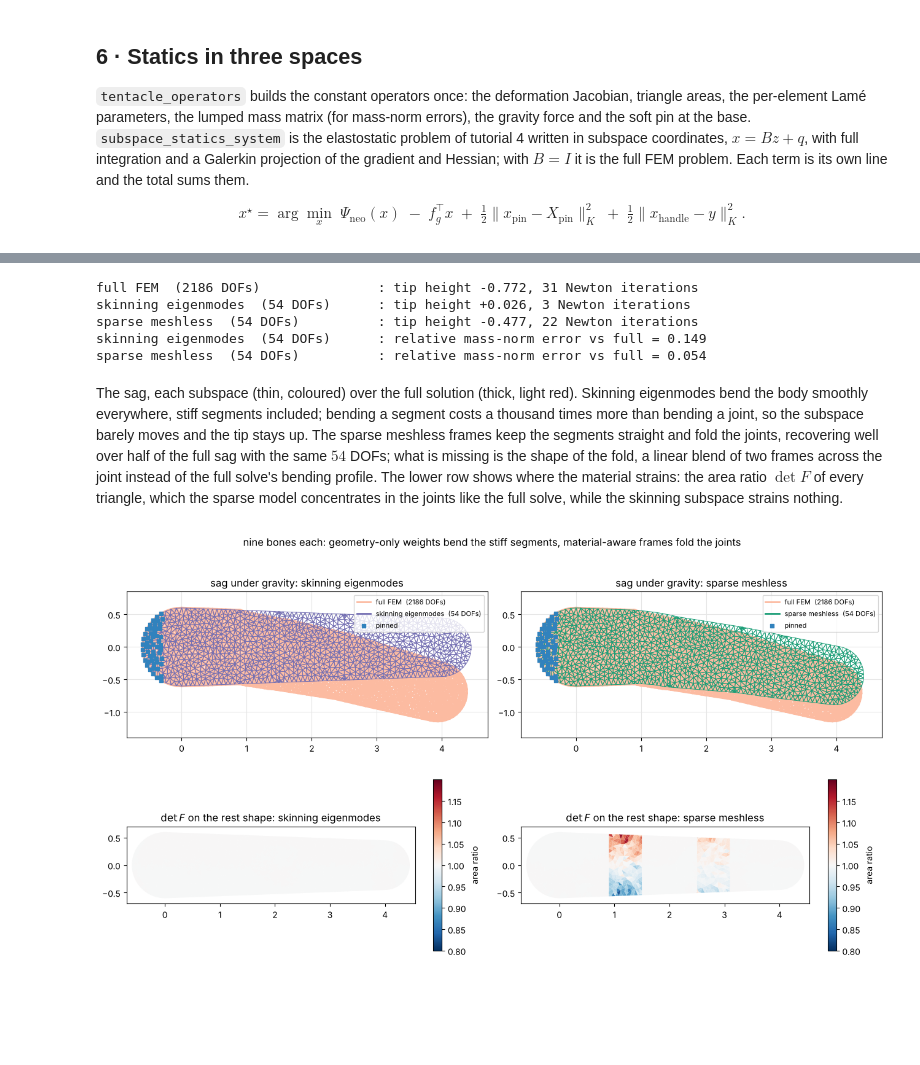
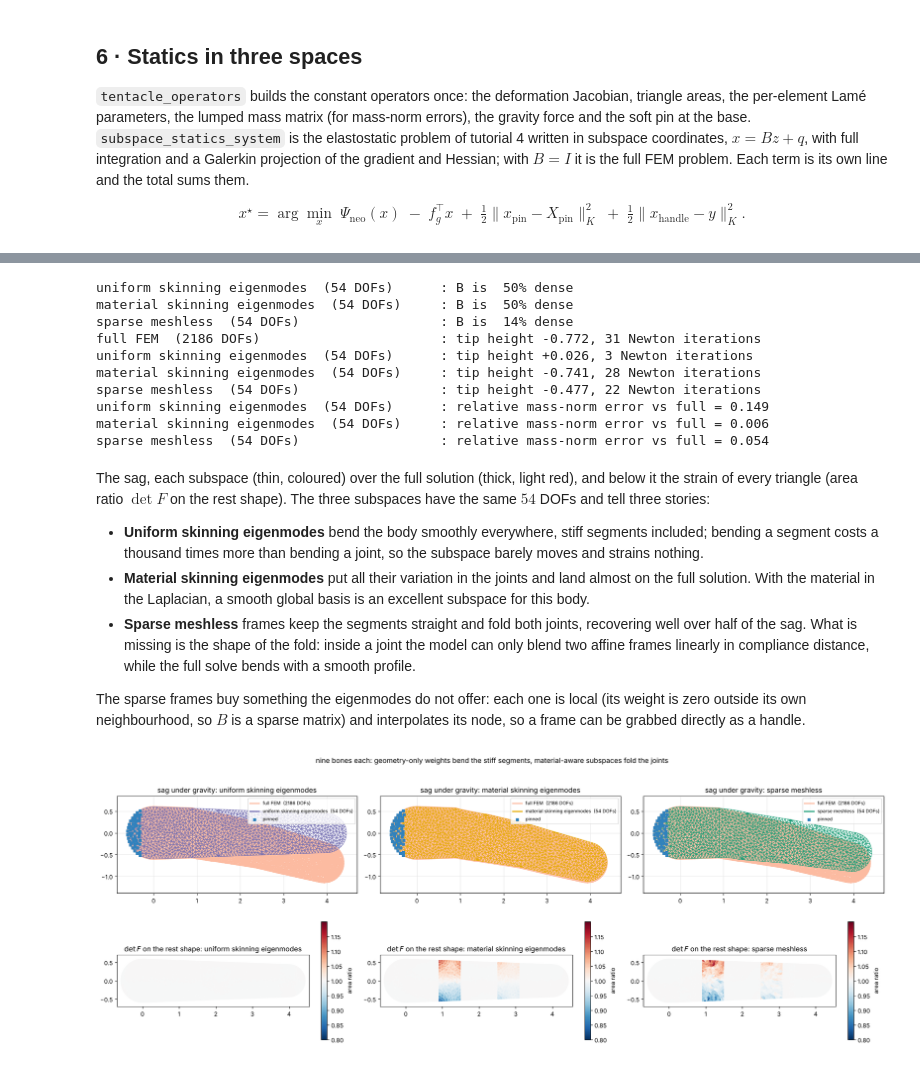
Before and after one commit to otmanon/simkit-tutorials, a Jupyter notebook: 026_sparse_meshless_models.ipynb, the cells around one changed output, grey strips where cells are left out. Drawn from its saved outputs; the diff is of its cells as text; code cells hidden in the pictures; blank space fills up the shorter version.

```diff
--- a/026_sparse_meshless_models.ipynb
+++ b/026_sparse_meshless_models.ipynb
@@ -19,6 +21,7 @@ import os
 import warnings
 import numpy as np
 import scipy as sp
+import scipy.sparse as sps
 import matplotlib.pyplot as plt
 from matplotlib.colors import TwoSlopeNorm
 import igl
@@ -58,7 +61,7 @@ SWING_DEG = 40.0                  # peak angle of the free end's arc
 FPS = 12                          # playback rate of the animation
 BITRATE = 1800                    # mp4 bitrate
 # plot colors
-FULL_C, SKIN_C, SM_C = "#d62728", "#7570b3", "#1b9e77"   # full FEM, skinning eigenmodes, sparse meshless
+FULL_C, SKIN_C, SKIN_MAT_C, SM_C = "#d62728", "#7570b3", "#e6ab02", "#1b9e77"   # full FEM, uniform / material skinning eigenmodes, sparse meshless
 # %% [output]
   _emit_missing_warning()
 # %% [markdown]
@@ -333,13 +344,19 @@ mass-norm distance to the full solution.
 # %%
-W_skin, _, B_skin = simkit.skinning_eigenmodes(X, T, N_NODES)       # 6 Laplacian-eigenvector bones, 36 DOFs
 x_rest = X.reshape(-1, 1)
+_, _, B_skin = simkit.skinning_eigenmodes(X, T, N_NODES)             # geometry only: uniform stiffness
+_, _, B_skin_mat = simkit.skinning_eigenmodes(X, T, N_NODES, mu=mu)  # material-aware: Laplacian weighted by mu
 spaces = {
     f"full FEM  ({X.size} DOFs)": (sp.sparse.identity(X.size, format="csc"), np.zeros((X.size, 1)), x_rest.copy()),
-    f"skinning eigenmodes  ({B_skin.shape[1]} DOFs)": (B_skin, np.zeros((X.size, 1)),
-                                                        simkit.project_into_subspace(x_rest, B_skin, M=ops["M"])),
+    f"uniform skinning eigenmodes  ({B_skin.shape[1]} DOFs)": (B_skin, np.zeros((X.size, 1)),
+                                                                simkit.project_into_subspace(x_rest, B_skin, M=ops["M"])),
+    f"material skinning eigenmodes  ({B_skin_mat.shape[1]} DOFs)": (B_skin_mat, np.zeros((X.size, 1)),
+                                                                     simkit.project_into_subspace(x_rest, B_skin_mat, M=ops["M"])),
     f"sparse meshless  ({B_sm.shape[1]} DOFs)": (B_sm, np.zeros((X.size, 1)), z_rest.copy()),
 }
-space_colors = dict(zip(spaces, [FULL_C, SKIN_C, SM_C]))
+space_colors = dict(zip(spaces, [FULL_C, SKIN_C, SKIN_MAT_C, SM_C]))
+for name, (B, _, _) in list(spaces.items())[1:]:
+    nnz = B.nnz if sps.issparse(B) else np.count_nonzero(B)
+    print(f"{name:44s}: B is {nnz / np.prod(B.shape) * 100:3.0f}% dense")
 
 def solve_statics(B, q, z0, handle_targets=None):
     """Newton solve of the static tentacle in the subspace x = B z + q, from z0. Returns (x, z, iterations)."""
@@ -358,45 +375,56 @@ def mass_norm_error(x, x_ref):
 sag = {}
 for name, (B, q, z0) in spaces.items():
     sag[name], _, iters = solve_statics(B, q, z0)
-    print(f"{name:36s}: tip height {sag[name][tip, 1]:+.3f}, {iters} Newton iterations")
+    print(f"{name:44s}: tip height {sag[name][tip, 1]:+.3f}, {iters} Newton iterations")
 x_full = sag[next(iter(spaces))]
 for name in list(spaces)[1:]:
-    print(f"{name:36s}: relative mass-norm error vs full = {mass_norm_error(sag[name], x_full):.3f}")
+    print(f"{name:44s}: relative mass-norm error vs full = {mass_norm_error(sag[name], x_full):.3f}")
 # %% [output]
-full FEM  (2186 DOFs)               : tip height -0.772, 31 Newton iterations
-skinning eigenmodes  (54 DOFs)      : tip height +0.026, 3 Newton iterations
-sparse meshless  (54 DOFs)          : tip height -0.477, 22 Newton iterations
-skinning eigenmodes  (54 DOFs)      : relative mass-norm error vs full = 0.149
-sparse meshless  (54 DOFs)          : relative mass-norm error vs full = 0.054
+uniform skinning eigenmodes  (54 DOFs)      : B is  50% dense
+material skinning eigenmodes  (54 DOFs)     : B is  50% dense
+sparse meshless  (54 DOFs)                  : B is  14% dense
+full FEM  (2186 DOFs)                       : tip height -0.772, 31 Newton iterations
+uniform skinning eigenmodes  (54 DOFs)      : tip height +0.026, 3 Newton iterations
+material skinning eigenmodes  (54 DOFs)     : tip height -0.741, 28 Newton iterations
+sparse meshless  (54 DOFs)                  : tip height -0.477, 22 Newton iterations
+uniform skinning eigenmodes  (54 DOFs)      : relative mass-norm error vs full = 0.149
+material skinning eigenmodes  (54 DOFs)     : relative mass-norm error vs full = 0.006
+sparse meshless  (54 DOFs)                  : relative mass-norm error vs full = 0.054
 # %% [markdown]
-The sag, each subspace (thin, coloured) over the full solution (thick, light red). Skinning eigenmodes bend the body
-smoothly everywhere, stiff segments included; bending a segment costs a thousand times more than bending a joint, so the
-subspace barely moves and the tip stays up. The sparse meshless frames keep the segments straight and fold the joints,
-recovering well over half of the full sag with the same $54$ DOFs; what is missing is the shape of the fold, a linear
-blend of two frames across the joint instead of the full solve's bending profile. The lower row shows where the material
-strains: the area ratio $\det F$ of every triangle, which the sparse model concentrates in the joints like the full
-solve, while the skinning subspace strains nothing.
+The sag, each subspace (thin, coloured) over the full solution (thick, light red), and below it the strain of every
+triangle (area ratio $\det F$ on the rest shape). The three subspaces have the same $54$ DOFs and tell three stories:
+
+* **Uniform skinning eigenmodes** bend the body smoothly everywhere, stiff segments included; bending a segment costs a
+  thousand times more than bending a joint, so the subspace barely moves and strains nothing.
+* **Material skinning eigenmodes** put all their variation in the joints and land almost on the full solution. With the
+  material in the Laplacian, a smooth global basis is an excellent subspace for this body.
+* **Sparse meshless** frames keep the segments straight and fold both joints, recovering well over half of the sag. What
+  is missing is the shape of the fold: inside a joint the model can only blend two affine frames linearly in compliance
+  distance, while the full solve bends with a smooth profile.
+
+The sparse frames buy something the eigenmodes do not offer: each one is local (its weight is zero outside its own
+neighbourhood, so $B$ is a sparse matrix) and interpolates its node, so a frame can be grabbed directly as a handle.
 # %%
 lims = utils.auto_limits(list(sag.values()), pad=0.25)
 names = list(spaces)
-fig, axes = plt.subplots(2, 2, figsize=(13, 7.4))
+fig, axes = plt.subplots(2, 3, figsize=(19, 7.4))
 for ax, name in zip(axes[0], names[1:]):
     utils.plot_mesh_overlay(ax, {names[0]: x_full, name: sag[name]}, T,
                             colors={names[0]: "#fcbba1", name: space_colors[name]}, lws={names[0]: 3.0, name: 0.7},
                             pin_pts=X[pin_idx], lims=lims, title=f"sag under gravity: {name.split('  ')[0]}")
     ax.legend(loc="upper right", fontsize=8)
 area_ratio = {name: np.linalg.det((ops["J"] @ x.reshape(-1, 1)).reshape(-1, dim, dim)) for name, x in sag.items()}
 norm = TwoSlopeNorm(vmin=0.8, vcenter=1.0, vmax=1.2)
 for ax, name in zip(axes[1], names[1:]):
     utils.plot_scalar_field(ax, X, T, area_ratio[name], cmap="RdBu_r", norm=norm, edges=False, label="area ratio",
                             title=f"$\\det F$ on the rest shape: {name.split('  ')[0]}")
-fig.suptitle("nine bones each: geometry-only weights bend the stiff segments, material-aware frames fold the joints")
+fig.suptitle("nine bones each: geometry-only weights bend the stiff segments, material-aware subspaces fold the joints")
 fig.tight_layout()
 simkit.filesystem.save_figure(fig, os.path.join(RESULTS_DIR, "sag.png"),
                               copy_to=os.path.join(MEDIA_DIR, "026_sag.png"))
 plt.show()
 # %% [output]
-[figure, old version]
+[figure, new version]
 # %% [markdown]
 ## 7 &middot; Does adding frames fix it?
 
```
Also changed, not shown: parts of 9 cells of this notebook, 4 other files.
